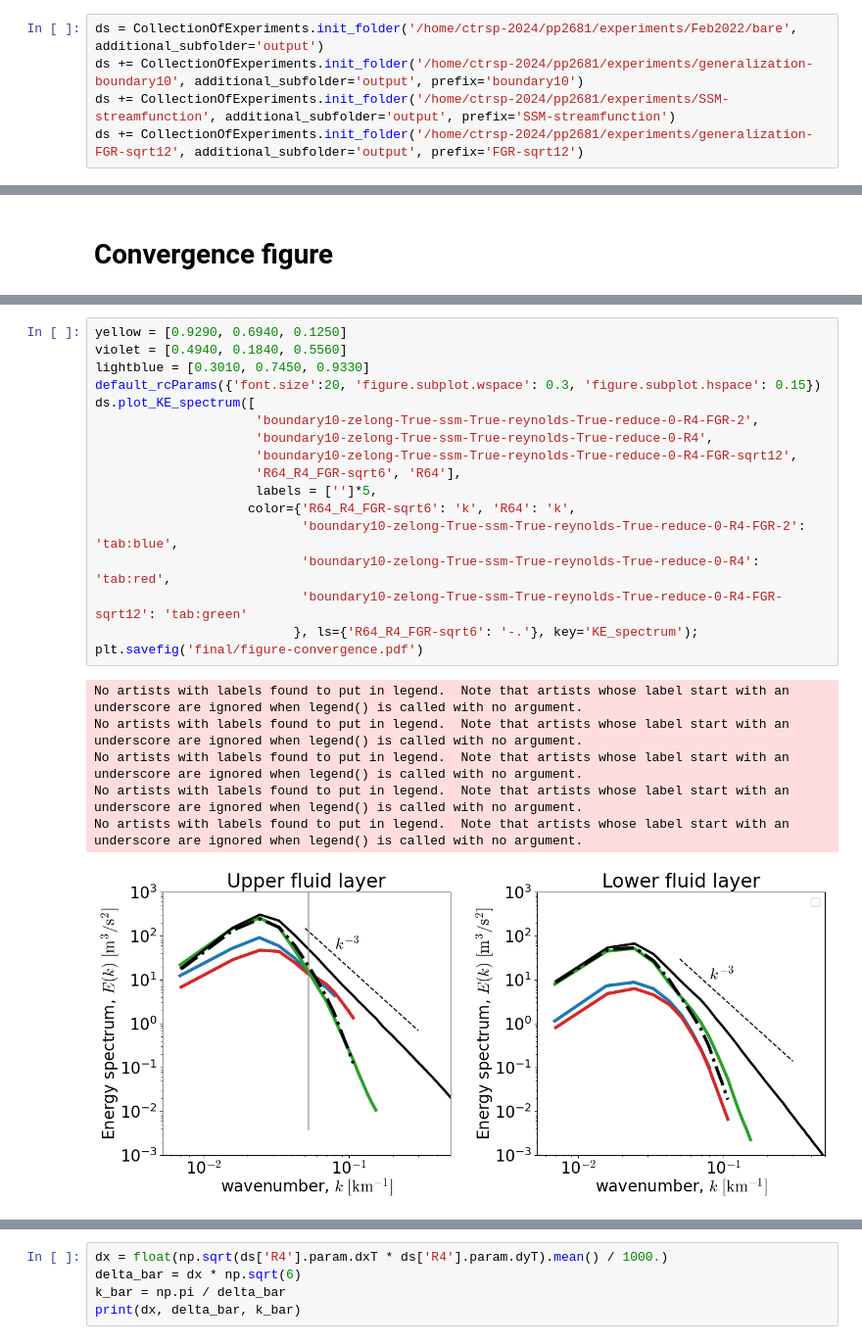
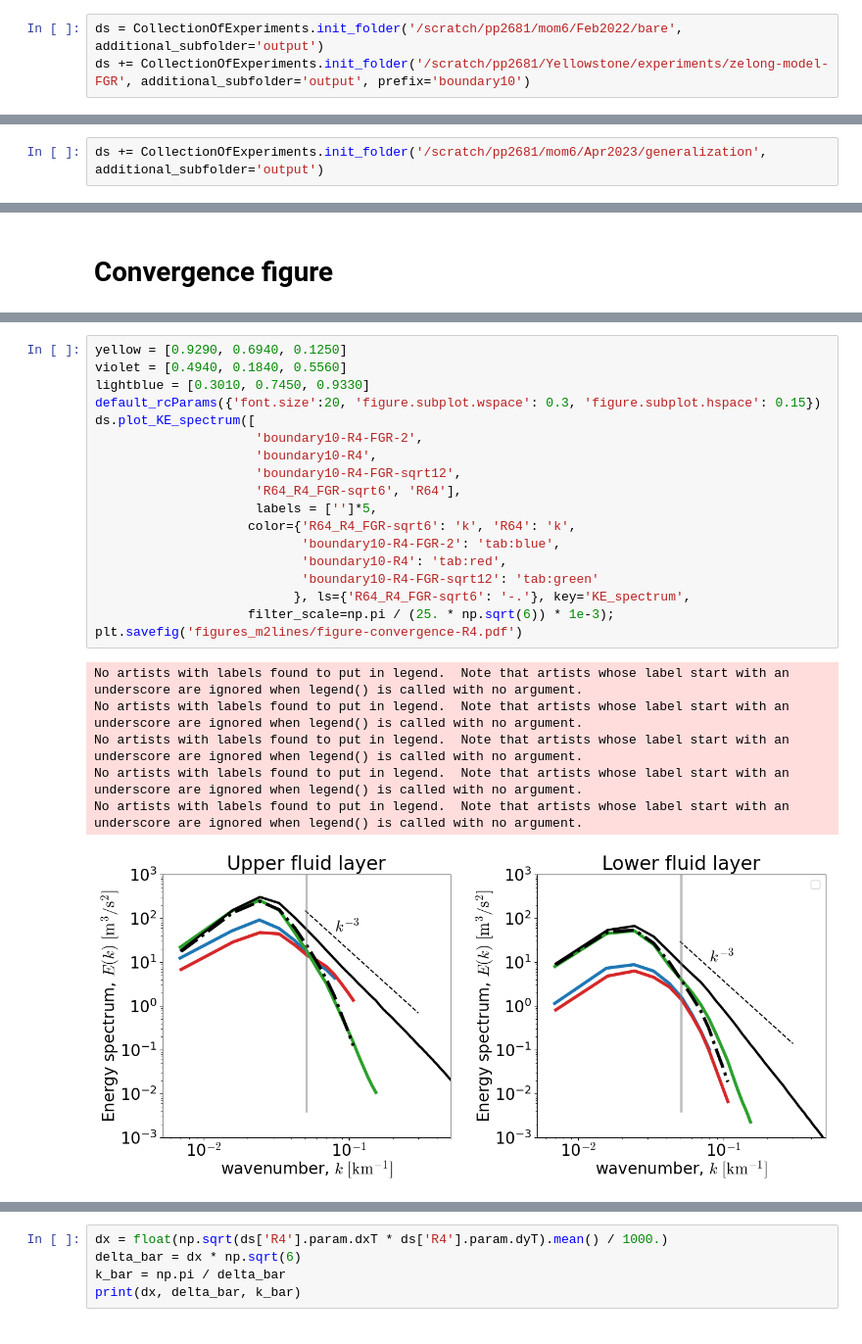
Before and after one commit to Pperezhogin/CTR-notebooks, a Jupyter notebook: final-presentation.ipynb, the cells around one changed output, grey strips where cells are left out. Shown at 98% size. Cells and saved outputs as stored; diff of their text form.

```diff
--- a/final-presentation.ipynb
+++ b/final-presentation.ipynb
@@ -13,7 +10,5 @@ The autoreload extension is already loaded. To reload it, use:
 # %%
 from helpers.collection_of_experiments import *
 # %%
-ds = CollectionOfExperiments.init_folder('/home/ctrsp-2024/pp2681/experiments/Feb2022/bare', additional_subfolder='output')
-ds += CollectionOfExperiments.init_folder('/home/ctrsp-2024/pp2681/experiments/generalization-boundary10', additional_subfolder='output', prefix='boundary10')
-ds += CollectionOfExperiments.init_folder('/home/ctrsp-2024/pp2681/experiments/SSM-streamfunction', additional_subfolder='output', prefix='SSM-streamfunction')
-ds += CollectionOfExperiments.init_folder('/home/ctrsp-2024/pp2681/experiments/generalization-FGR-sqrt12', additional_subfolder='output', prefix='FGR-sqrt12')
+ds = CollectionOfExperiments.init_folder('/scratch/pp2681/mom6/Feb2022/bare', additional_subfolder='output')
+ds += CollectionOfExperiments.init_folder('/scratch/pp2681/Yellowstone/experiments/zelong-model-FGR', additional_subfolder='output', prefix='boundary10')
@@ -31,3 +15,5 @@ Experiment R64 coarsegrained to R8 is created. Its identificator=R64_R8
+# %%
+ds += CollectionOfExperiments.init_folder('/scratch/pp2681/mom6/Apr2023/generalization', additional_subfolder='output')
 # %%
 for RR in ['R2', 'R3', 'R4', 'R5', 'R6', 'R7', 'R8']:
     ds.remesh('R64', RR, operator=gaussian_remesh, FGR=np.sqrt(6), exp=f'R64_{RR}_FGR-sqrt6')
@@ -228,24 +234,25 @@ ds.plot_domain()
 # %%
 yellow = [0.9290, 0.6940, 0.1250]
 violet = [0.4940, 0.1840, 0.5560]
 lightblue = [0.3010, 0.7450, 0.9330]
 default_rcParams({'font.size':20, 'figure.subplot.wspace': 0.3, 'figure.subplot.hspace': 0.15})
 ds.plot_KE_spectrum([
-                     'boundary10-zelong-True-ssm-True-reynolds-True-reduce-0-R4-FGR-2',
-                     'boundary10-zelong-True-ssm-True-reynolds-True-reduce-0-R4',
-                     'boundary10-zelong-True-ssm-True-reynolds-True-reduce-0-R4-FGR-sqrt12',
+                     'boundary10-R4-FGR-2',
+                     'boundary10-R4',
+                     'boundary10-R4-FGR-sqrt12',
                      'R64_R4_FGR-sqrt6', 'R64'],
                      labels = ['']*5,
                     color={'R64_R4_FGR-sqrt6': 'k', 'R64': 'k',
-                           'boundary10-zelong-True-ssm-True-reynolds-True-reduce-0-R4-FGR-2': 'tab:blue',
-                           'boundary10-zelong-True-ssm-True-reynolds-True-reduce-0-R4': 'tab:red',
-                           'boundary10-zelong-True-ssm-True-reynolds-True-reduce-0-R4-FGR-sqrt12': 'tab:green'
-                          }, ls={'R64_R4_FGR-sqrt6': '-.'}, key='KE_spectrum');
-plt.savefig('final/figure-convergence.pdf')
+                           'boundary10-R4-FGR-2': 'tab:blue',
+                           'boundary10-R4': 'tab:red',
+                           'boundary10-R4-FGR-sqrt12': 'tab:green'
+                          }, ls={'R64_R4_FGR-sqrt6': '-.'}, key='KE_spectrum',
+                    filter_scale=np.pi / (25. * np.sqrt(6)) * 1e-3);
+plt.savefig('figures_m2lines/figure-convergence-R4.pdf')
 # %% [output]
 No artists with labels found to put in legend.  Note that artists whose label start with an underscore are ignored when legend() is called with no argument.
 No artists with labels found to put in legend.  Note that artists whose label start with an underscore are ignored when legend() is called with no argument.
 No artists with labels found to put in legend.  Note that artists whose label start with an underscore are ignored when legend() is called with no argument.
 No artists with labels found to put in legend.  Note that artists whose label start with an underscore are ignored when legend() is called with no argument.
 No artists with labels found to put in legend.  Note that artists whose label start with an underscore are ignored when legend() is called with no argument.
-[figure, old version]
+[figure, new version]
```
Also changed, not shown: parts of 11 cells of this notebook, 5 other files.
